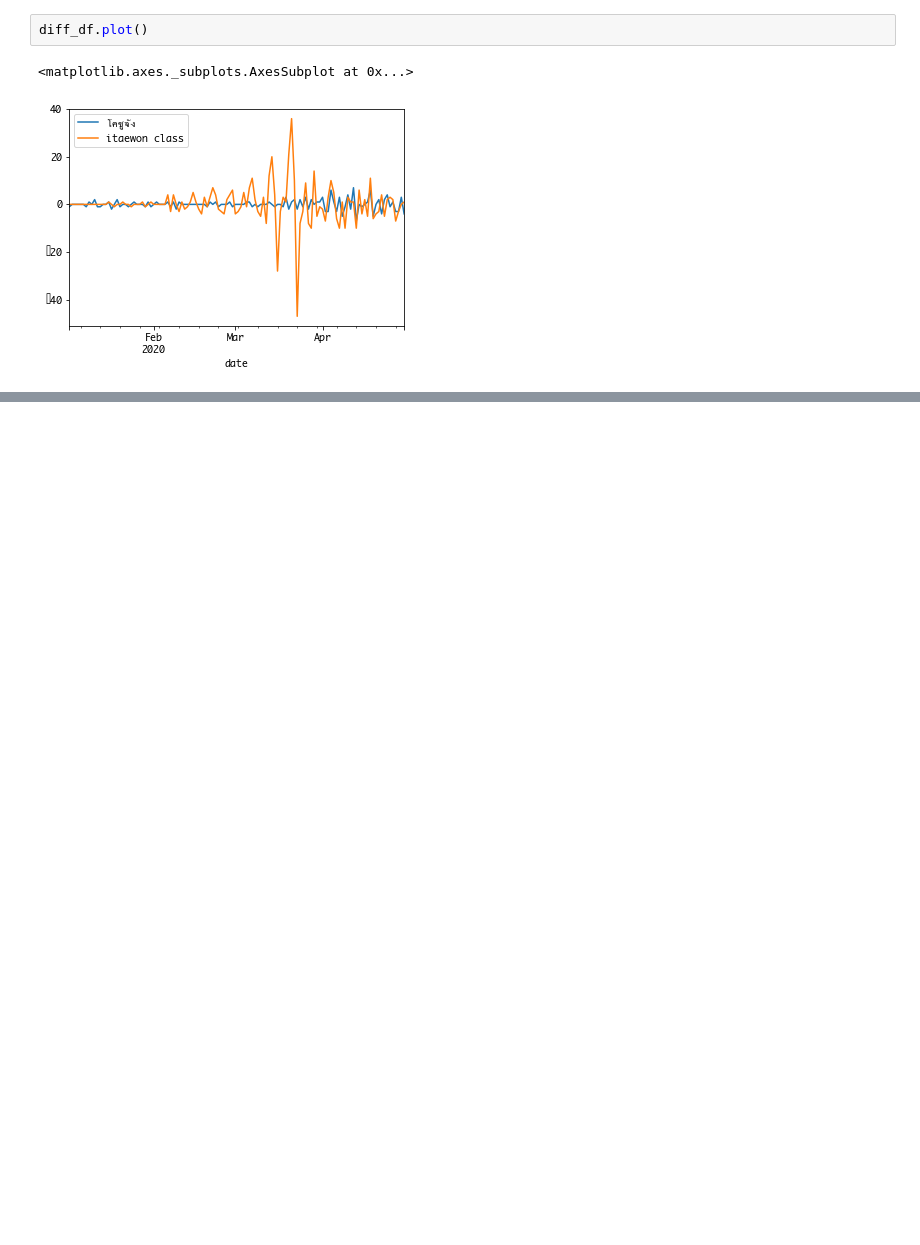
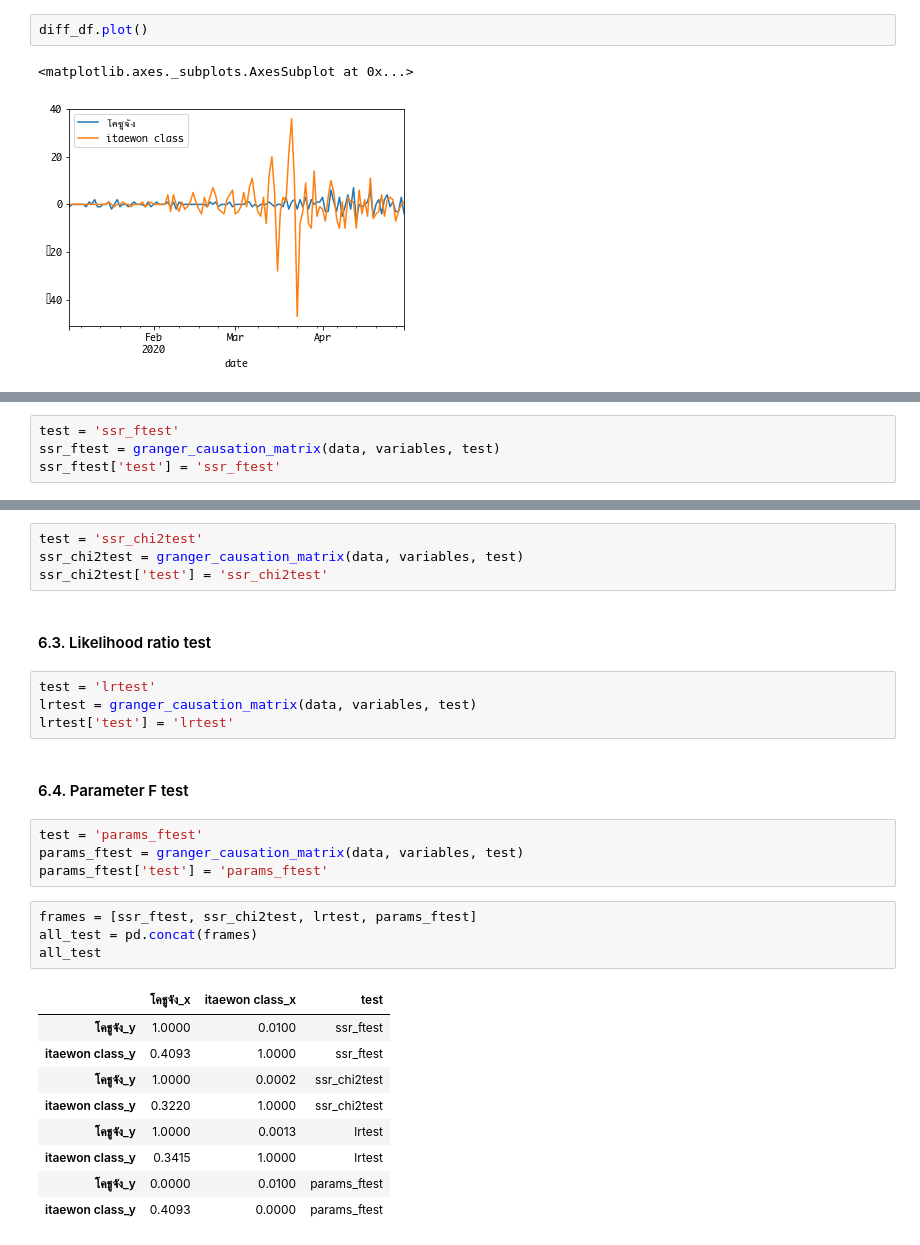
Before and after one commit to cstorm125/granger, a Jupyter notebook: trend_granger.ipynb, the cells around one changed output, grey strips where cells are left out. Saved outputs shown, nothing was run; the diff lists cells and outputs as text; blank space fills up the shorter version.

```diff
--- a/trend_granger.ipynb
+++ b/trend_granger.ipynb
@@ -97,0 +269,4 @@ p_df.iloc[:,1:].plot()
+# %%
+test = 'ssr_ftest'
+ssr_ftest = granger_causation_matrix(data, variables, test)
+ssr_ftest['test'] = 'ssr_ftest'
@@ -97,0 +275,30 @@ p_df.iloc[:,1:].plot()
+# %%
+test = 'ssr_chi2test'
+ssr_chi2test = granger_causation_matrix(data, variables, test)
+ssr_chi2test['test'] = 'ssr_chi2test'
+# %% [markdown]
+#### 6.3. Likelihood ratio test
+# %%
+test = 'lrtest'
+lrtest = granger_causation_matrix(data, variables, test)
+lrtest['test'] = 'lrtest'
+# %% [markdown]
+#### 6.4. Parameter F test
+# %%
+test = 'params_ftest'
+params_ftest = granger_causation_matrix(data, variables, test)
+params_ftest['test'] = 'params_ftest'
+# %%
+frames = [ssr_ftest, ssr_chi2test, lrtest, params_ftest]
+all_test = pd.concat(frames)
+all_test
+# %% [output]
+|  | โคชูจัง_x | itaewon class_x | test |
+| โคชูจัง_y | 1.0000 | 0.0100 | ssr_ftest |
+| itaewon class_y | 0.4093 | 1.0000 | ssr_ftest |
+| โคชูจัง_y | 1.0000 | 0.0002 | ssr_chi2test |
+| itaewon class_y | 0.3220 | 1.0000 | ssr_chi2test |
+| โคชูจัง_y | 1.0000 | 0.0013 | lrtest |
+| itaewon class_y | 0.3415 | 1.0000 | lrtest |
+| โคชูจัง_y | 0.0000 | 0.0100 | params_ftest |
+| itaewon class_y | 0.4093 | 0.0000 | params_ftest |
```
Also changed, not shown: parts of 75 cells of this notebook, 1 other file.
